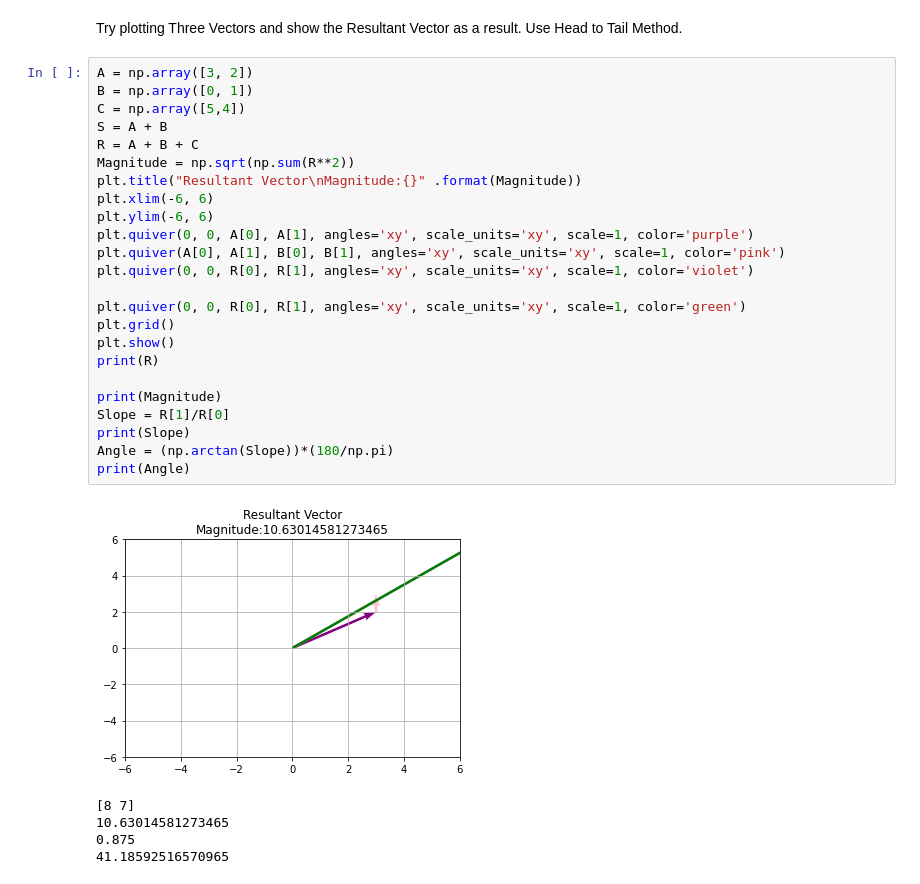
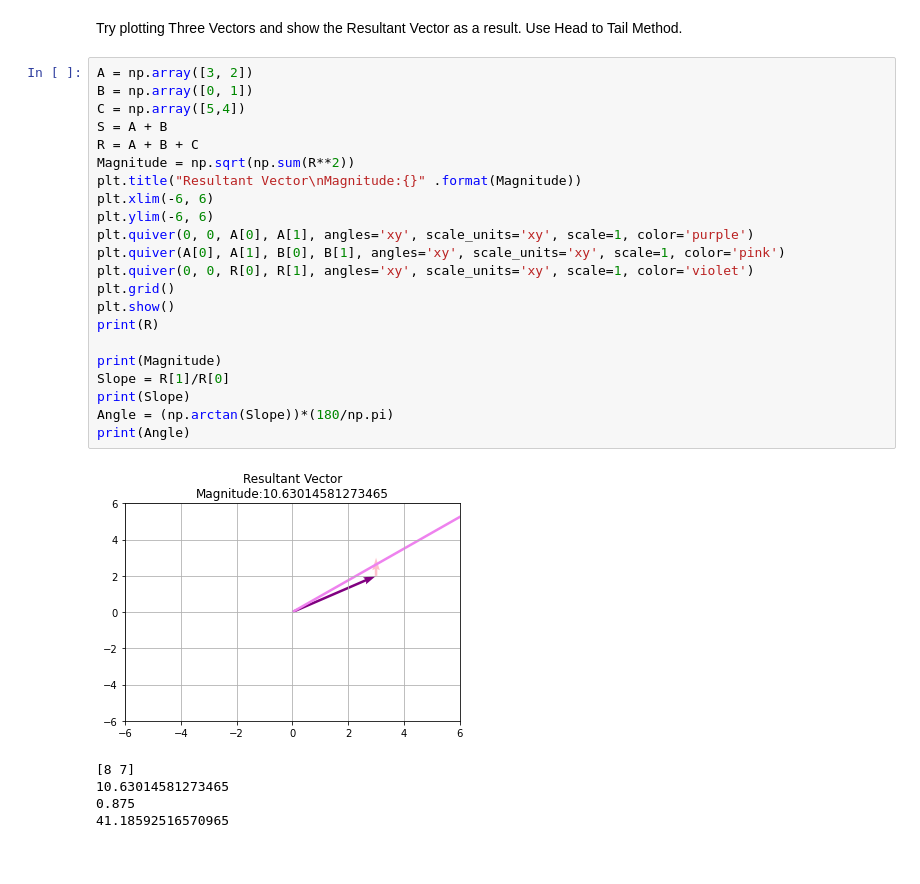
Before and after one commit to SamanthaNoelleDaluz/LinearAlgebra_2ndSem, a Jupyter notebook: Assignment_9_Daluz.ipynb, the cells around one changed output. Saved outputs shown, nothing was run; the diff lists cells and outputs as text.

```diff
--- a/Assignment_9_Daluz.ipynb
+++ b/Assignment_9_Daluz.ipynb
@@ -254,29 +254,27 @@ Use Head to Tail Method.
 # %%
 A = np.array([3, 2])
 B = np.array([0, 1])
 C = np.array([5,4])
 S = A + B
 R = A + B + C
 Magnitude = np.sqrt(np.sum(R**2))
 plt.title("Resultant Vector\nMagnitude:{}" .format(Magnitude))
 plt.xlim(-6, 6)
 plt.ylim(-6, 6)
 plt.quiver(0, 0, A[0], A[1], angles='xy', scale_units='xy', scale=1, color='purple')
 plt.quiver(A[0], A[1], B[0], B[1], angles='xy', scale_units='xy', scale=1, color='pink')
 plt.quiver(0, 0, R[0], R[1], angles='xy', scale_units='xy', scale=1, color='violet')
-
-plt.quiver(0, 0, R[0], R[1], angles='xy', scale_units='xy', scale=1, color='green')
 plt.grid()
 plt.show()
 print(R)
 
 print(Magnitude)
 Slope = R[1]/R[0]
 print(Slope)
 Angle = (np.arctan(Slope))*(180/np.pi)
 print(Angle)
 # %% [output]
-[figure, old version]
+[figure, new version]
 [8 7]
 10.63014581273465
 0.875
```
